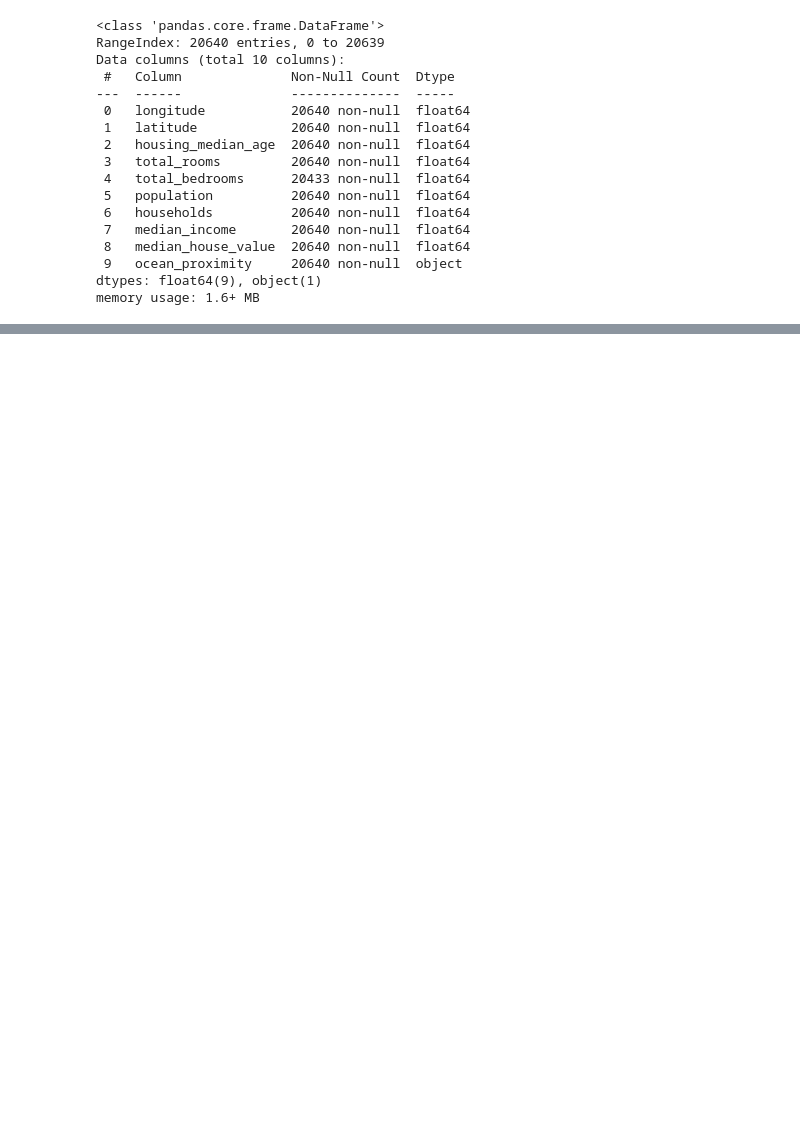
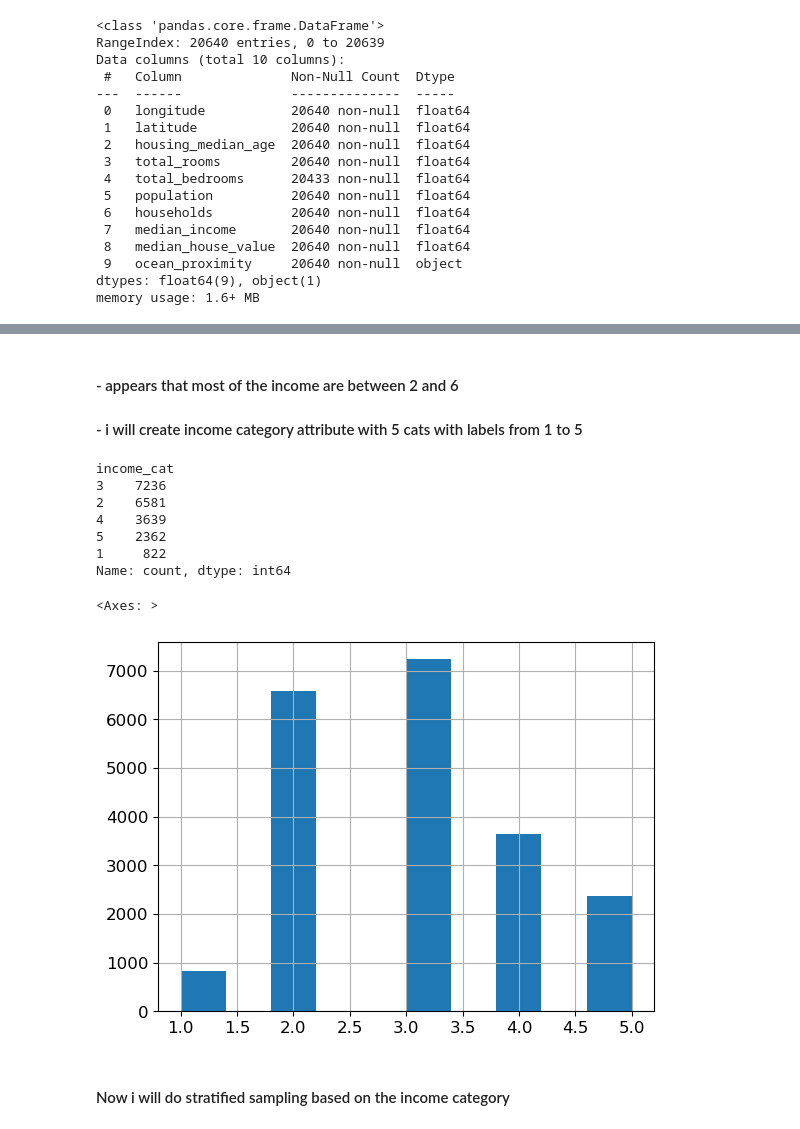
Before and after one commit to AhmedQassemDev2004/Calefornia-House-Pricing, a Jupyter notebook: Calefornia_House_Pricing.ipynb, the cells around one changed output, grey strips where cells are left out. Drawn from its saved outputs; the diff is of its cells as text; code cells hidden in the pictures; blank space fills up the shorter version.

```diff
--- a/Calefornia_House_Pricing.ipynb
+++ b/Calefornia_House_Pricing.ipynb
@@ -269,0 +131,21 @@ plt.show()
+# %% [markdown]
+#### - appears that most of the income are between 2 and 6
+#### - i will create income category attribute with 5 cats with labels from 1 to 5
+# %%
+df['income_cat'] =  pd.cut(df["median_income"],
+                               bins=[0., 1.5, 3, 4.5, 6, np.inf],
+                               labels=[1, 2, 3, 4, 5])
+print(df['income_cat'].value_counts())
+df['income_cat'].hist()
+# %% [output]
+income_cat
+3    7236
+2    6581
+4    3639
+5    2362
+1     822
+Name: count, dtype: int64
+<Axes: >
+[figure, added]
+# %% [markdown]
+#### Now i will do stratified sampling based on the income category
```
Also changed, not shown: parts of 62 cells of this notebook, 14 other files.
